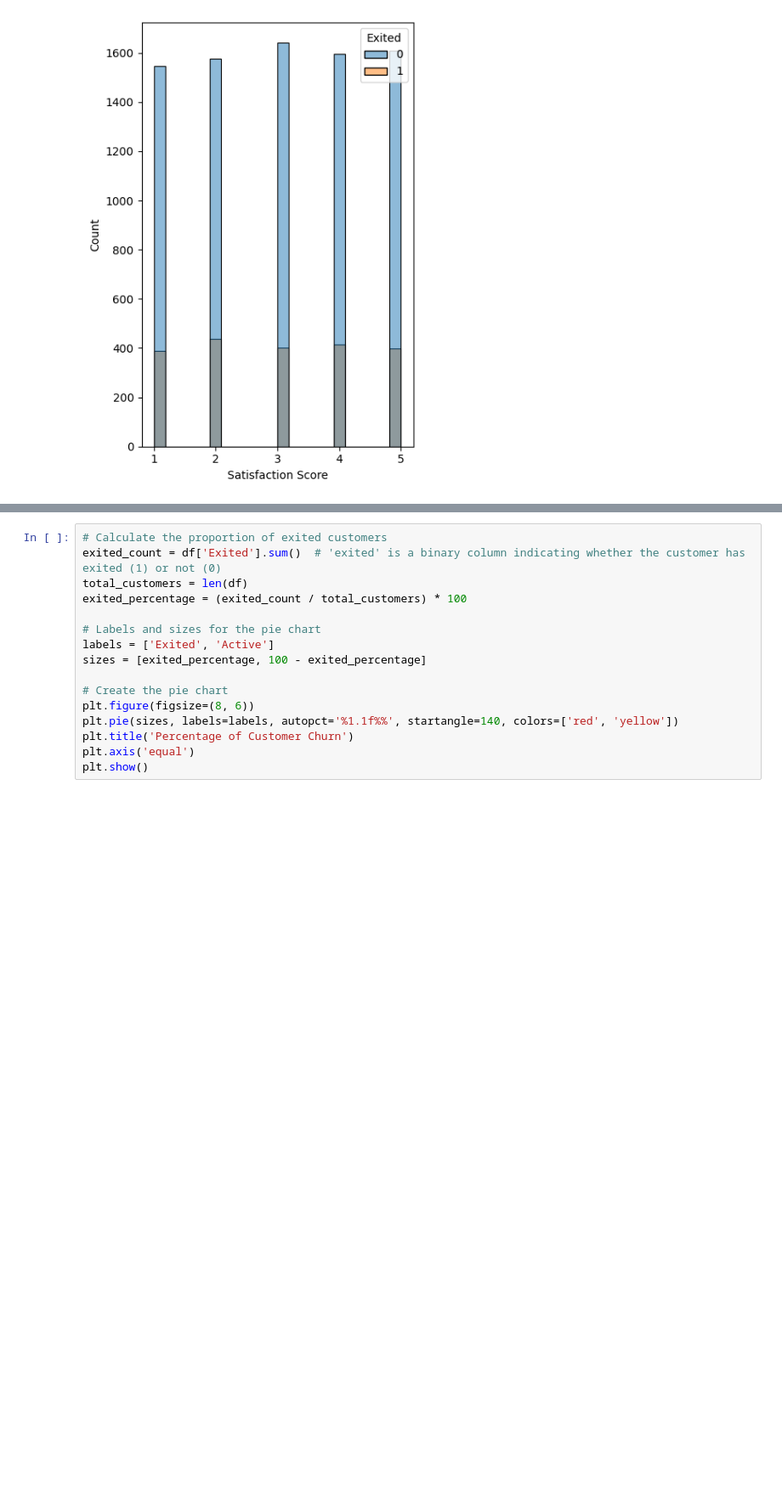
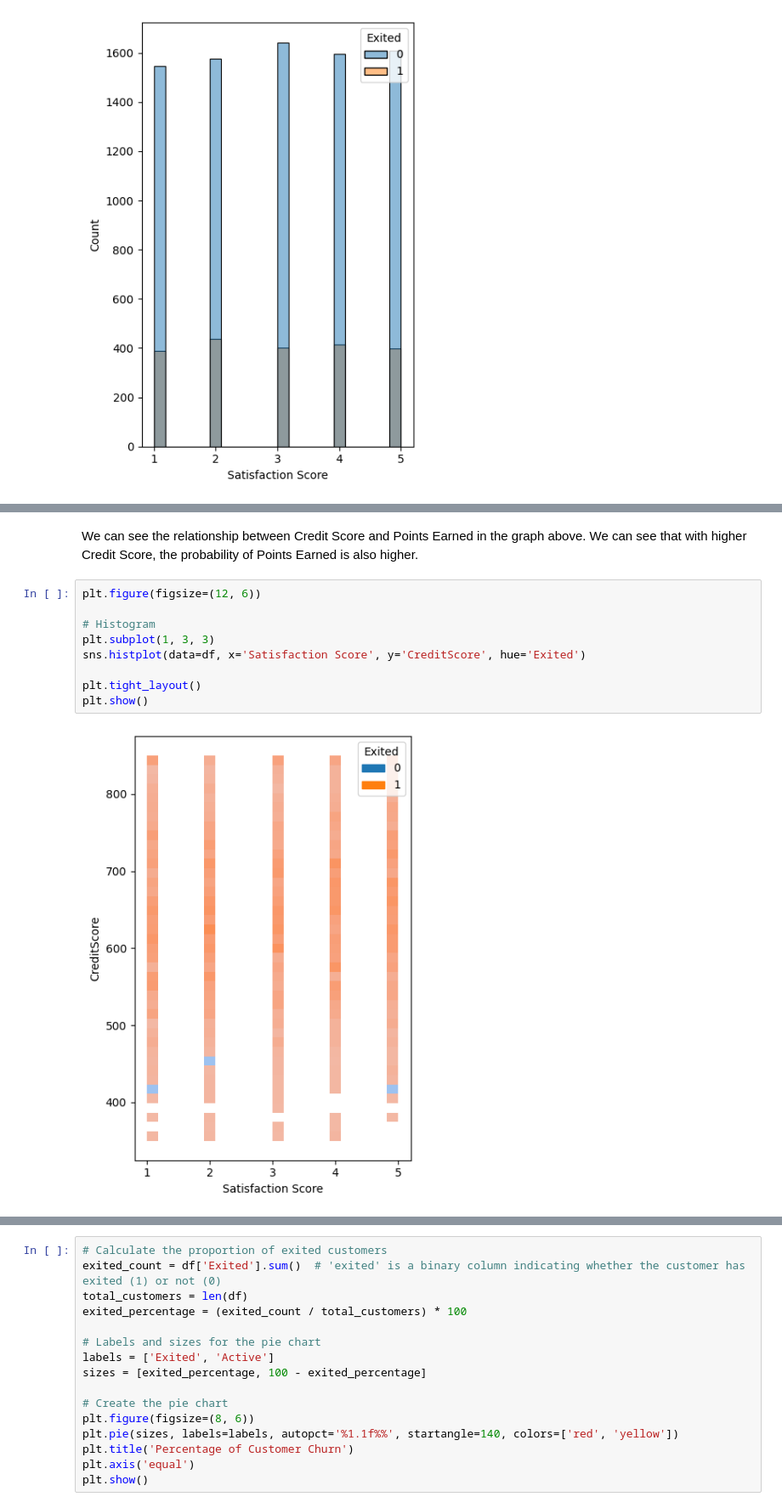
Before and after one commit to CSI4142/Project, a Jupyter notebook: phase4/part_a/data_summarization.ipynb, the cells around one changed output, grey strips where cells are left out. Shown at 85% size. Saved outputs shown, nothing was run; the diff lists cells and outputs as text; blank space fills up the shorter version.

Commit message:
Add more info to Data Summarization

```diff
--- a/phase4/part_a/data_summarization.ipynb
+++ b/phase4/part_a/data_summarization.ipynb
@@ -89,0 +89,13 @@ plt.show()
+# %% [markdown]
+We can see the relationship between Credit Score and Points Earned in the graph above. We can see that with higher Credit Score, the probability of Points Earned is also higher.
+# %%
+plt.figure(figsize=(12, 6))
+
+# Histogram
+plt.subplot(1, 3, 3)
+sns.histplot(data=df, x='Satisfaction Score', y='CreditScore', hue='Exited')
+
+plt.tight_layout()
+plt.show()
+# %% [output]
+[figure, added]
```
Also changed, not shown: parts of 8 cells of this notebook.
